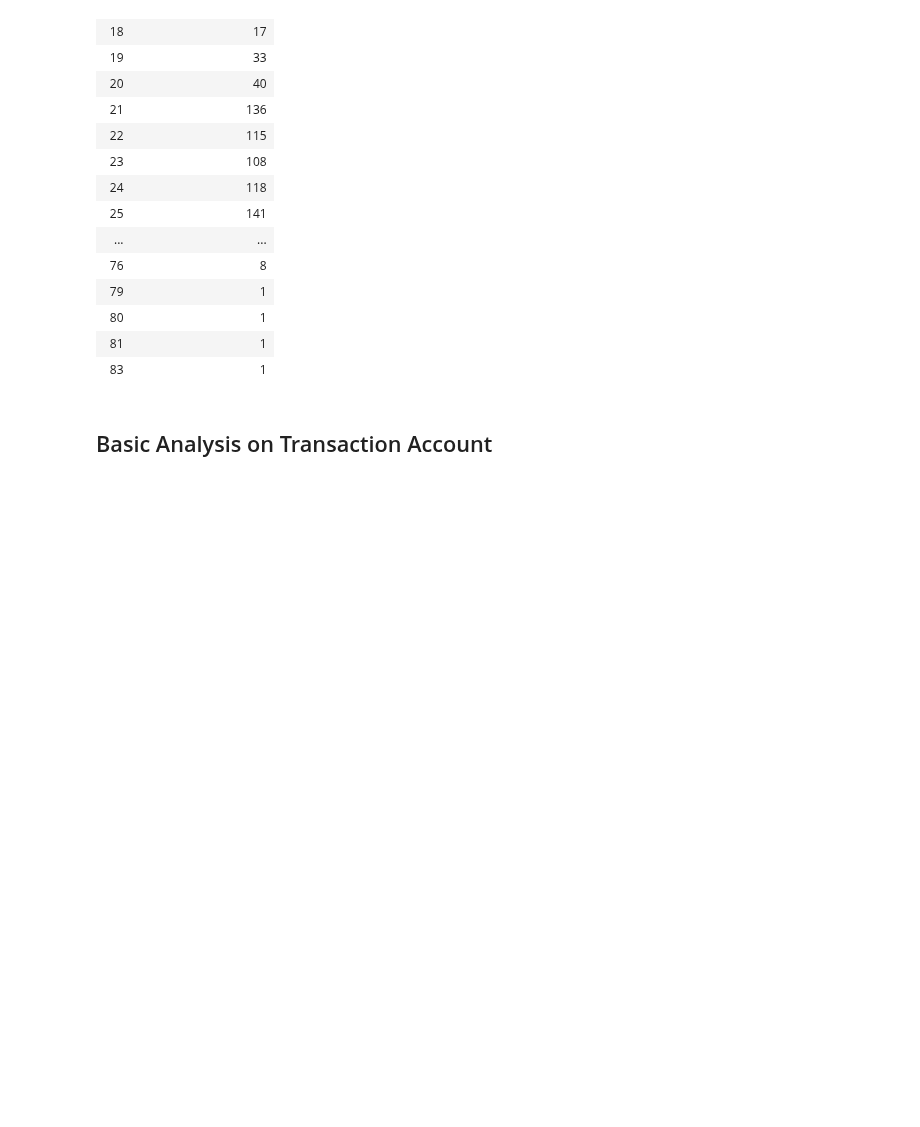
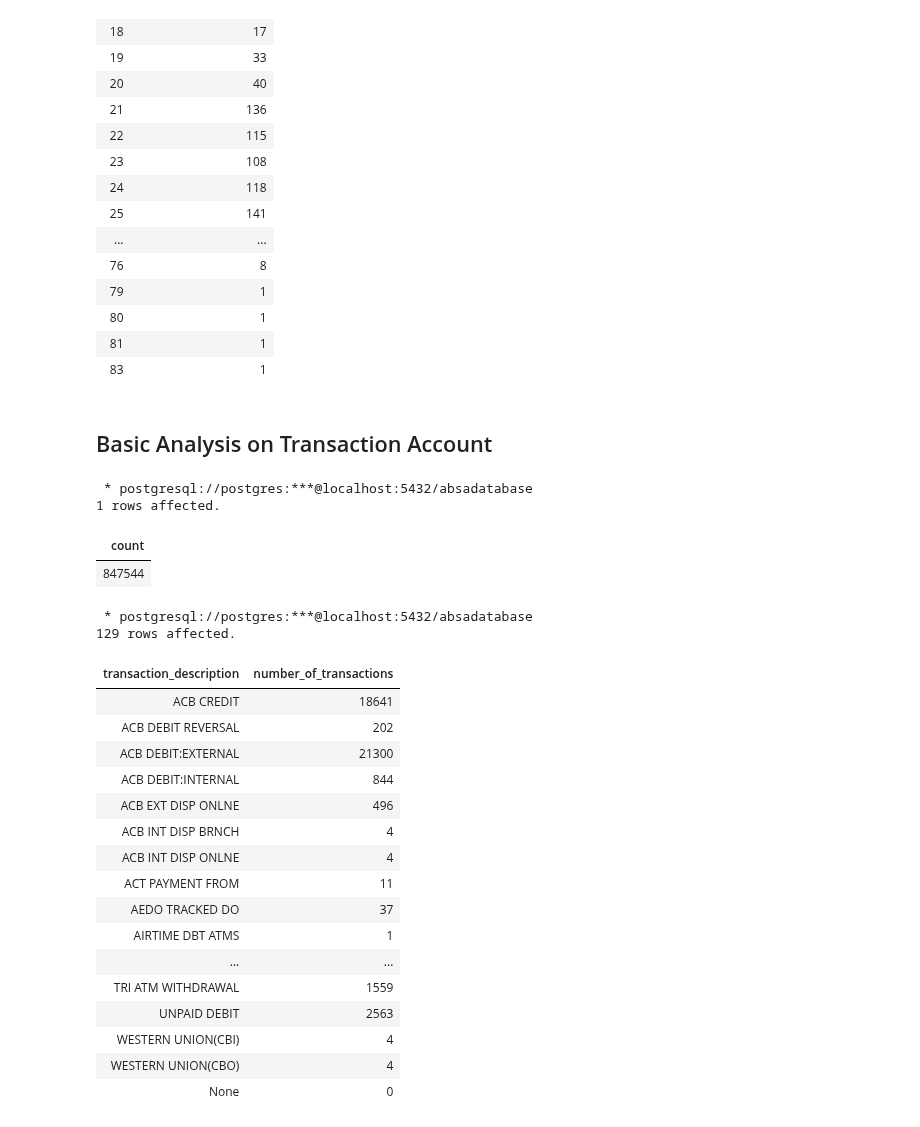
Before and after one commit to The-DigitalAcademy/EXPLORING-ABSA-DATASETS, a Jupyter notebook: Basic Analysis.ipynb, the cells around one changed output. Saved outputs shown, nothing was run; the diff lists cells and outputs as text; code cells hidden in the pictures; blank space fills up the shorter version.

```diff
--- a/Basic Analysis.ipynb
+++ b/Basic Analysis.ipynb
@@ -145,3 +145,35 @@ ORDER BY age
 | 83 | 1 |
 # %% [markdown]
 ## Basic Analysis on Transaction Account
+# %%
+%%sql
+SELECT count(transaction_id) from transactiondata
+# %% [output]
+ * postgresql://postgres:***@localhost:5432/absadatabase
+1 rows affected.
+| count |
+| 847544 |
+# %%
+%%sql
+SELECT distinct(transaction_description), count(transaction_description) Number_of_transactions  from transactiondata
+GROUP BY transaction_description
+# %% [output]
+ * postgresql://postgres:***@localhost:5432/absadatabase
+129 rows affected.
+| transaction_description | number_of_transactions |
+| ACB CREDIT | 18641 |
+| ACB DEBIT REVERSAL | 202 |
+| ACB DEBIT:EXTERNAL | 21300 |
+| ACB DEBIT:INTERNAL | 844 |
+| ACB EXT DISP ONLNE | 496 |
+| ACB INT DISP BRNCH | 4 |
+| ACB INT DISP ONLNE | 4 |
+| ACT PAYMENT FROM | 11 |
+| AEDO TRACKED DO | 37 |
+| AIRTIME DBT ATMS | 1 |
+| ... | ... |
+| TRI ATM WITHDRAWAL | 1559 |
+| UNPAID DEBIT | 2563 |
+| WESTERN UNION(CBI) | 4 |
+| WESTERN UNION(CBO) | 4 |
+| None | 0 |
```
